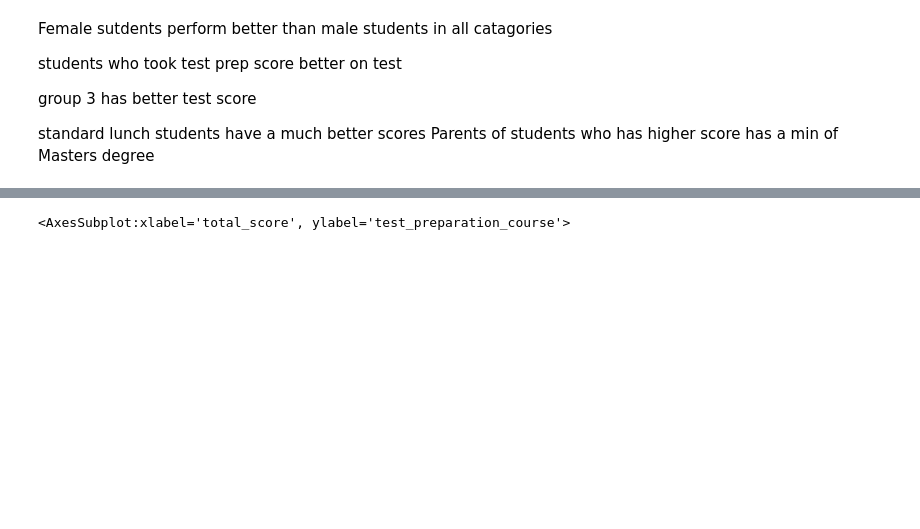
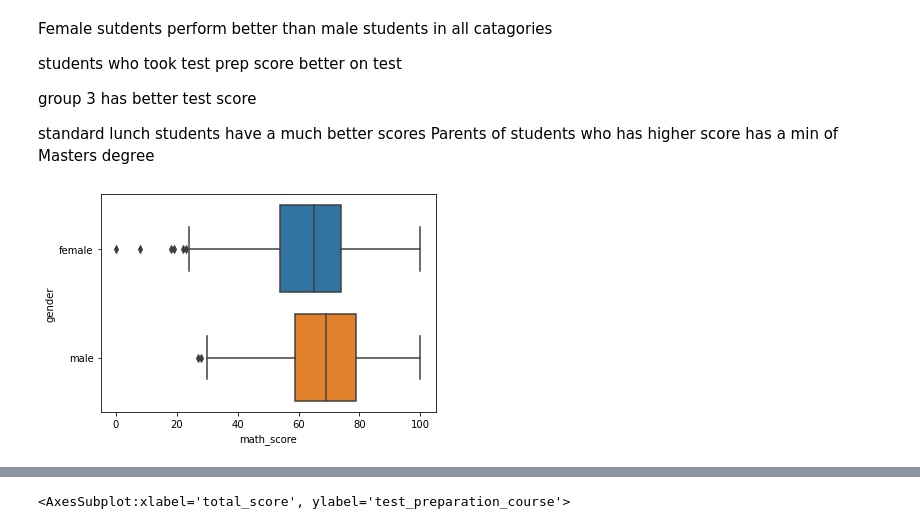
Before and after one commit to Manishram-ai/ML--Dev, a Jupyter notebook: notebook/EDA.ipynb, the cells around one changed output, grey strips where cells are left out. Drawn from its saved outputs; the diff is of its cells as text; code cells hidden in the pictures; blank space fills up the shorter version.

```diff
--- a/notebook/EDA.ipynb
+++ b/notebook/EDA.ipynb
@@ -237,3 +237,16 @@ group 3 has better test score
 
 standard lunch students have a much better scores
 Parents of students who has higher score has a min of Masters degree
+# %%
+sns.boxplot(data=data,
+            y='gender',
+            x='math_score',
+            )
+
+px.box(data,
+       y='gender',
+       x='math_score',
+       template = 'plotly_dark'
+       )
+# %% [output]
+[figure, added]
```
Also changed, not shown: parts of 3 cells of this notebook.
